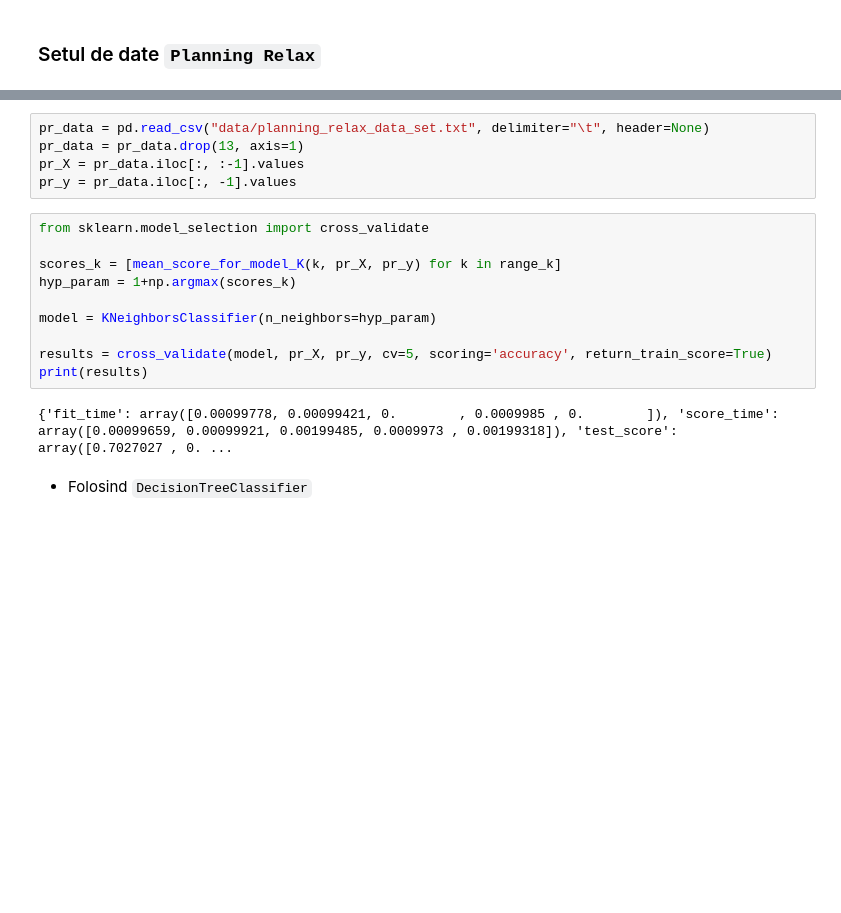
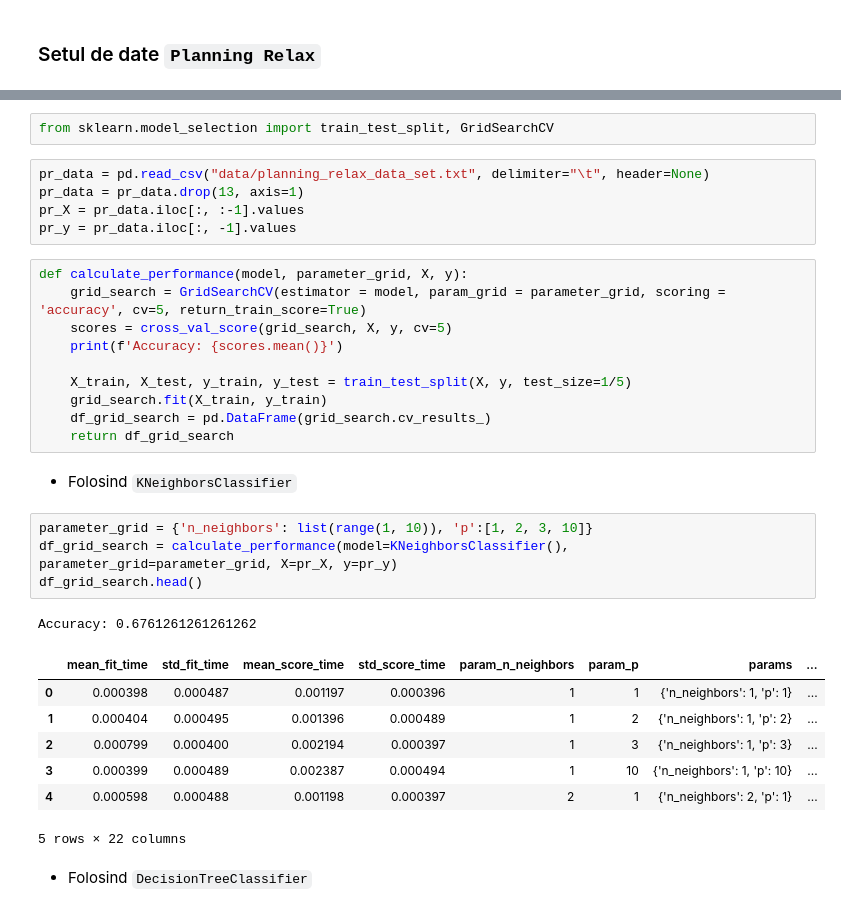
Before and after one commit to brasilnike/Teme-Introducere-in-Data-Science, a Jupyter notebook: Tema4 - IDS/Homework progress/Tema4_IDS.ipynb, the cells around one changed output, grey strips where cells are left out. Drawn from its saved outputs; the diff is of its cells as text; blank space fills up the shorter version.

```diff
--- a/Tema4 - IDS/Homework progress/Tema4_IDS.ipynb
+++ b/Tema4 - IDS/Homework progress/Tema4_IDS.ipynb
@@ -780,20 +765,35 @@ range_k = range(1, 35)
+# %%
+from sklearn.model_selection import train_test_split, GridSearchCV
 # %%
 pr_data = pd.read_csv("data/planning_relax_data_set.txt", delimiter="\t", header=None)
 pr_data = pr_data.drop(13, axis=1)
 pr_X = pr_data.iloc[:, :-1].values
 pr_y = pr_data.iloc[:, -1].values
-# %%
-from sklearn.model_selection import cross_validate
-
-scores_k = [mean_score_for_model_K(k, pr_X, pr_y) for k in range_k]
-hyp_param = 1+np.argmax(scores_k)
-
-model = KNeighborsClassifier(n_neighbors=hyp_param)
-
-results = cross_validate(model, pr_X, pr_y, cv=5, scoring='accuracy', return_train_score=True)
-print(results)
-# %% [output]
-{'fit_time': array([0.00099778, 0.00099421, 0.        , 0.0009985 , 0.        ]), 'score_time': array([0.00099659, 0.00099921, 0.00199485, 0.0009973 , 0.00199318]), 'test_score': array([0.7027027 , 0. ...
+# %%
+def calculate_performance(model, parameter_grid, X, y):
+    grid_search = GridSearchCV(estimator = model, param_grid = parameter_grid, scoring = 'accuracy', cv=5, return_train_score=True)
+    scores = cross_val_score(grid_search, X, y, cv=5)
+    print(f'Accuracy: {scores.mean()}')
+
+    X_train, X_test, y_train, y_test = train_test_split(X, y, test_size=1/5)
+    grid_search.fit(X_train, y_train)
+    df_grid_search = pd.DataFrame(grid_search.cv_results_)
+    return df_grid_search
+# %% [markdown]
+* Folosind `KNeighborsClassifier`
+# %%
+parameter_grid = {'n_neighbors': list(range(1, 10)), 'p':[1, 2, 3, 10]}
+df_grid_search = calculate_performance(model=KNeighborsClassifier(), parameter_grid=parameter_grid, X=pr_X, y=pr_y)
+df_grid_search.head()
+# %% [output]
+Accuracy: 0.6761261261261262
+|  | mean_fit_time | std_fit_time | mean_score_time | std_score_time | param_n_neighbors | param_p | params | ... |
+| 0 | 0.000398 | 0.000487 | 0.001197 | 0.000396 | 1 | 1 | {'n_neighbors': 1, 'p': 1} | ... |
+| 1 | 0.000404 | 0.000495 | 0.001396 | 0.000489 | 1 | 2 | {'n_neighbors': 1, 'p': 2} | ... |
+| 2 | 0.000799 | 0.000400 | 0.002194 | 0.000397 | 1 | 3 | {'n_neighbors': 1, 'p': 3} | ... |
+| 3 | 0.000399 | 0.000489 | 0.002387 | 0.000494 | 1 | 10 | {'n_neighbors': 1, 'p': 10} | ... |
+| 4 | 0.000598 | 0.000488 | 0.001198 | 0.000397 | 2 | 1 | {'n_neighbors': 2, 'p': 1} | ... |
+5 rows × 22 columns
 # %% [markdown]
 * Folosind `DecisionTreeClassifier`
 # %%
```
Also changed, not shown: parts of 55 cells of this notebook.
